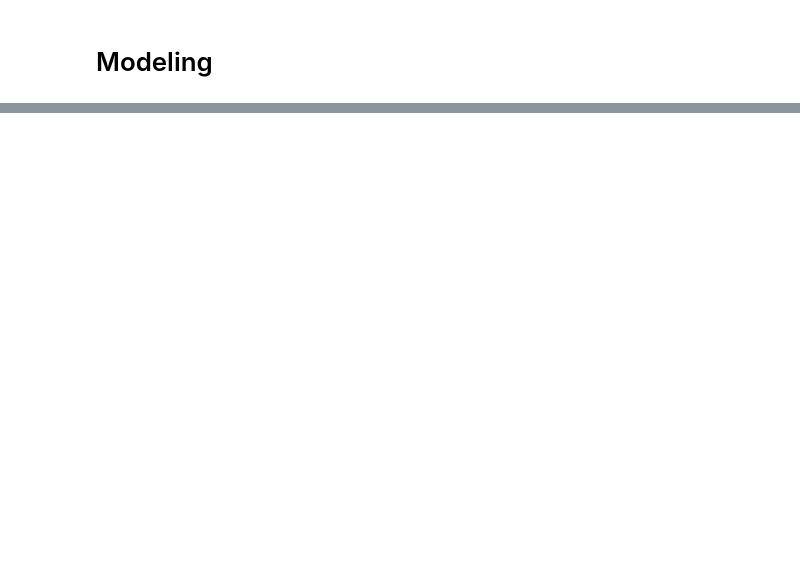
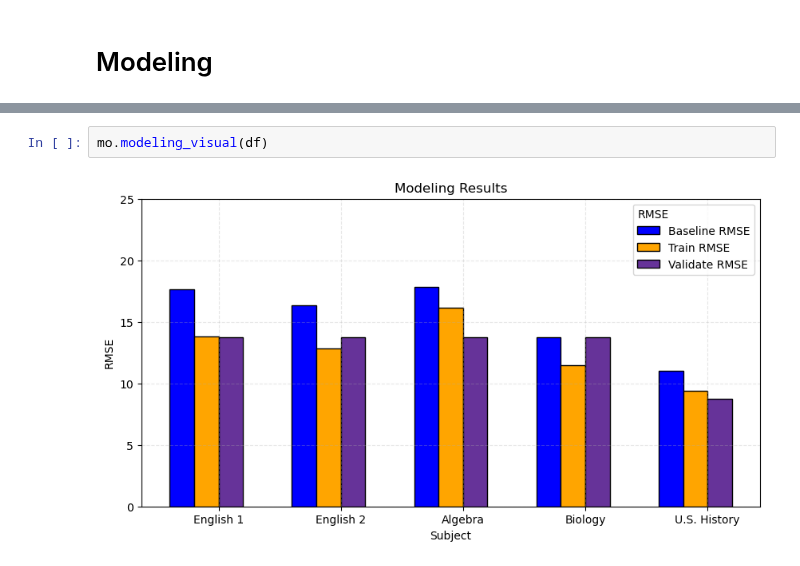
Before and after one commit to college-readiness-preds/capstone_readiness, a Jupyter notebook: Andy/final_notebook.ipynb, the cells around one changed output, grey strips where cells are left out. Saved outputs shown, nothing was run; the diff lists cells and outputs as text; blank space fills up the shorter version.

```diff
--- a/Andy/final_notebook.ipynb
+++ b/Andy/final_notebook.ipynb
@@ -180,3 +190,7 @@ mo.model_results(df)
 | Algebra | 17.829199 | 16.901255 | 16.140168 | 15.835747 | 0.304421 |
 | Biology | 13.768268 | 13.354411 | 11.461462 | 11.220742 | 0.240720 |
 | U.S. History | 11.018929 | 10.230069 | 9.387695 | 8.717284 | 0.670411 |
+# %%
+mo.modeling_visual(df)
+# %% [output]
+[figure, added]
```
Also changed, not shown: parts of 1 cell of this notebook, 3 other files.
